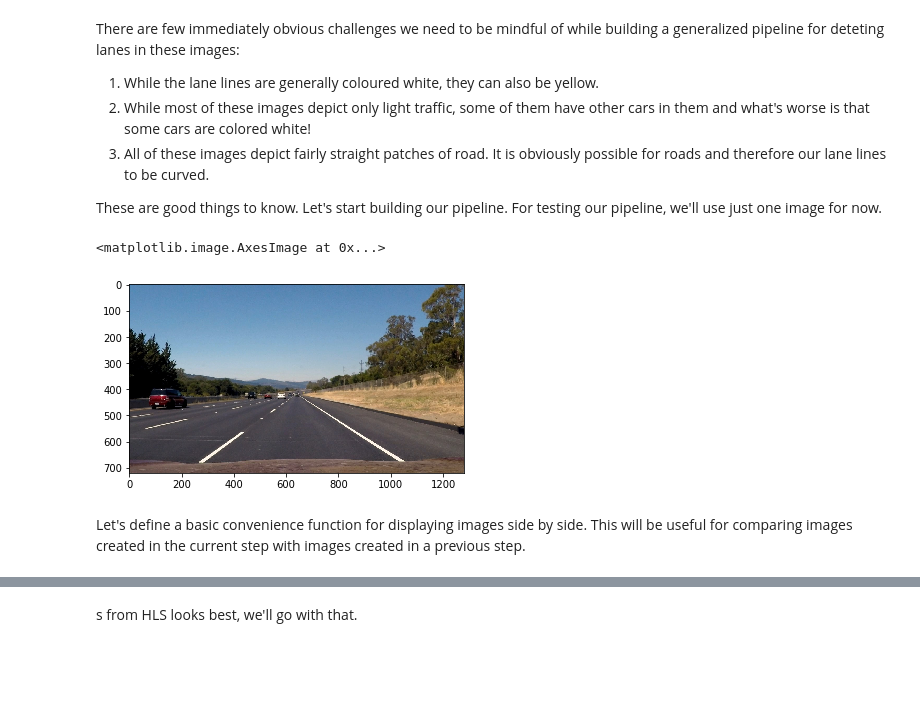
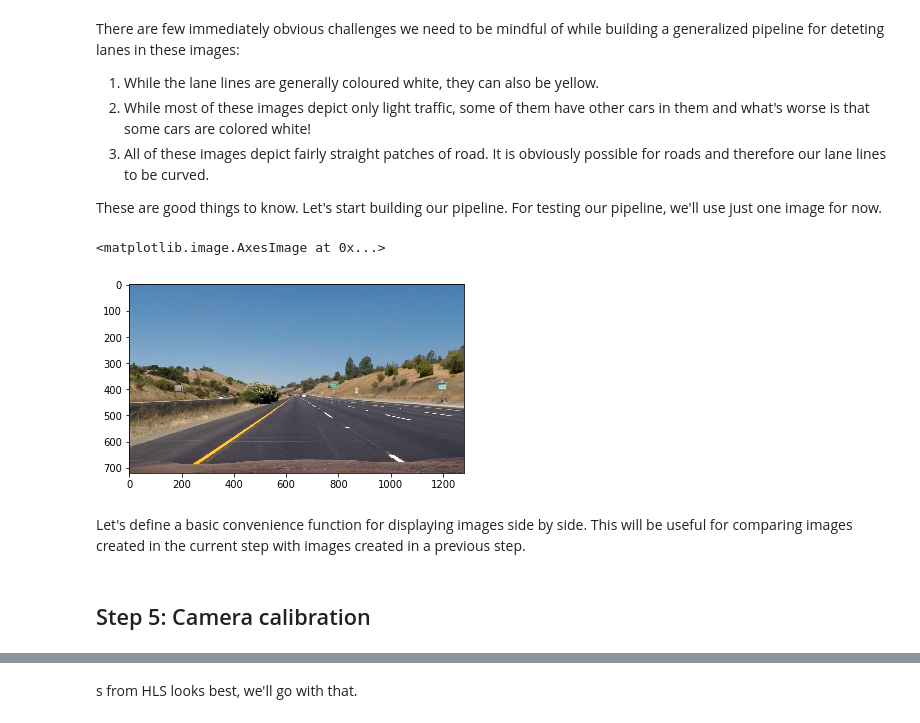
Before and after one commit to fqaiser94/CarND-Advanced-Lane-Lines, a Jupyter notebook: Lane_detection_piepeline.ipynb, the cells around one changed output, grey strips where cells are left out. Drawn from its saved outputs; the diff is of its cells as text; code cells hidden in the pictures; blank space fills up the shorter version.

```diff
--- a/Lane_detection_piepeline.ipynb
+++ b/Lane_detection_piepeline.ipynb
@@ -121,12 +121,12 @@ There are few immediately obvious challenges we need to be mindful of while buil
 
 These are good things to know. Let's start building our pipeline. For testing our pipeline, we'll use just one image for now.
 # %%
-test_image = original_images[1]
+test_image = original_images[0]
 
 plt.imshow(test_image)
 # %% [output]
 <matplotlib.image.AxesImage at 0x...>
-[figure, old version]
+[figure, new version]
 # %% [markdown]
 Let's define a basic convenience function for displaying images side by side. This will be useful for comparing images created in the current step with images created in a previous step.
 # %%
@@ -164,3 +164,5 @@ def compare_two_images(title_a=None,
 
     plt.tight_layout()
     plt.show()
+# %% [markdown]
+## Step 5: Camera calibration
```
Also changed, not shown: parts of 81 cells of this notebook.
